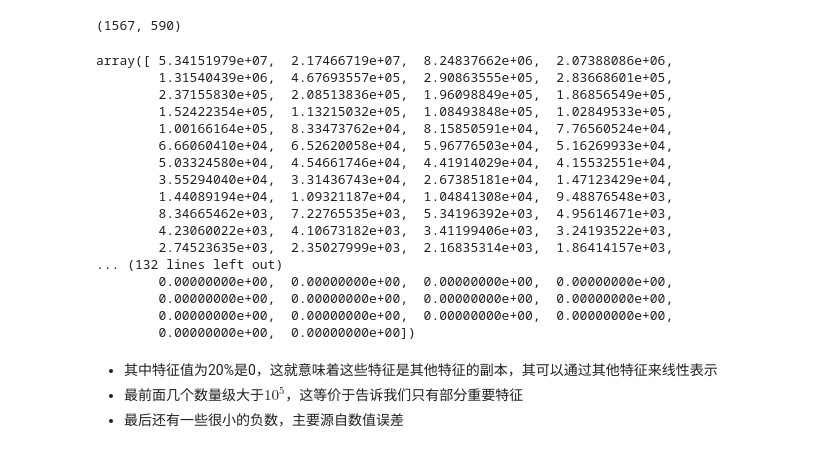
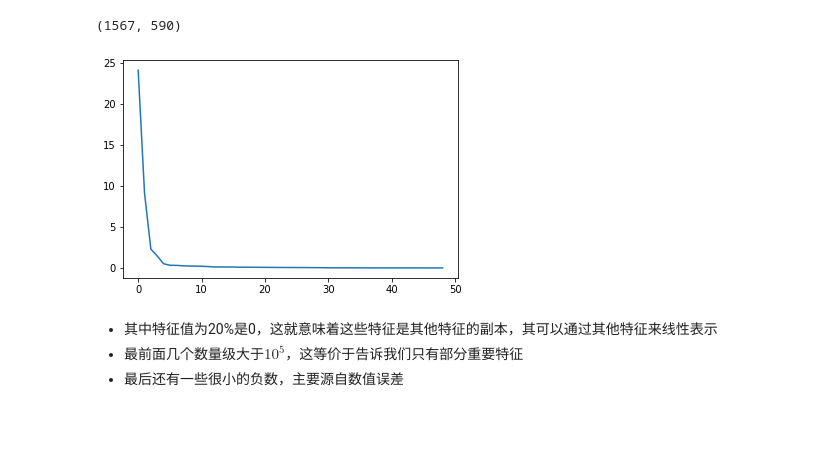
Before and after one commit to binlongzhang/MachineLearning, a Jupyter notebook: PCA/PCA.ipynb, the cells around one changed output. Drawn from its saved outputs; the diff is of its cells as text; code cells hidden in the pictures; blank space fills up the shorter version.

```diff
--- a/PCA/PCA.ipynb
+++ b/PCA/PCA.ipynb
@@ -94,25 +94,13 @@ meanRemoved = dataMat - meanVals
 covMat = np.cov(meanRemoved,rowvar=0)
 eigVals,eigVects = np.linalg.eig(np.mat(covMat))
 # %%
-eigVals
+fig = plt.figure()
+ax = fig.add_subplot(111)
+ax.plot((100*eigVals/np.sum(eigVals))[1:50:1])
+
+plt.show()
 # %% [output]
-array([ 5.34151979e+07,  2.17466719e+07,  8.24837662e+06,  2.07388086e+06,
-        1.31540439e+06,  4.67693557e+05,  2.90863555e+05,  2.83668601e+05,
-        2.37155830e+05,  2.08513836e+05,  1.96098849e+05,  1.86856549e+05,
-        1.52422354e+05,  1.13215032e+05,  1.08493848e+05,  1.02849533e+05,
-        1.00166164e+05,  8.33473762e+04,  8.15850591e+04,  7.76560524e+04,
-        6.66060410e+04,  6.52620058e+04,  5.96776503e+04,  5.16269933e+04,
-        5.03324580e+04,  4.54661746e+04,  4.41914029e+04,  4.15532551e+04,
-        3.55294040e+04,  3.31436743e+04,  2.67385181e+04,  1.47123429e+04,
-        1.44089194e+04,  1.09321187e+04,  1.04841308e+04,  9.48876548e+03,
-        8.34665462e+03,  7.22765535e+03,  5.34196392e+03,  4.95614671e+03,
-        4.23060022e+03,  4.10673182e+03,  3.41199406e+03,  3.24193522e+03,
-        2.74523635e+03,  2.35027999e+03,  2.16835314e+03,  1.86414157e+03,
-... (132 lines left out)
-        0.00000000e+00,  0.00000000e+00,  0.00000000e+00,  0.00000000e+00,
-        0.00000000e+00,  0.00000000e+00,  0.00000000e+00,  0.00000000e+00,
-        0.00000000e+00,  0.00000000e+00,  0.00000000e+00,  0.00000000e+00,
-        0.00000000e+00,  0.00000000e+00])
+[figure, added]
 # %% [markdown]
 - 其中特征值为20%是0，这就意味着这些特征是其他特征的副本，其可以通过其他特征来线性表示
 - 最前面几个数量级大于$10^5$，这等价于告诉我们只有部分重要特征
```
Also changed, not shown: 4 other files.
